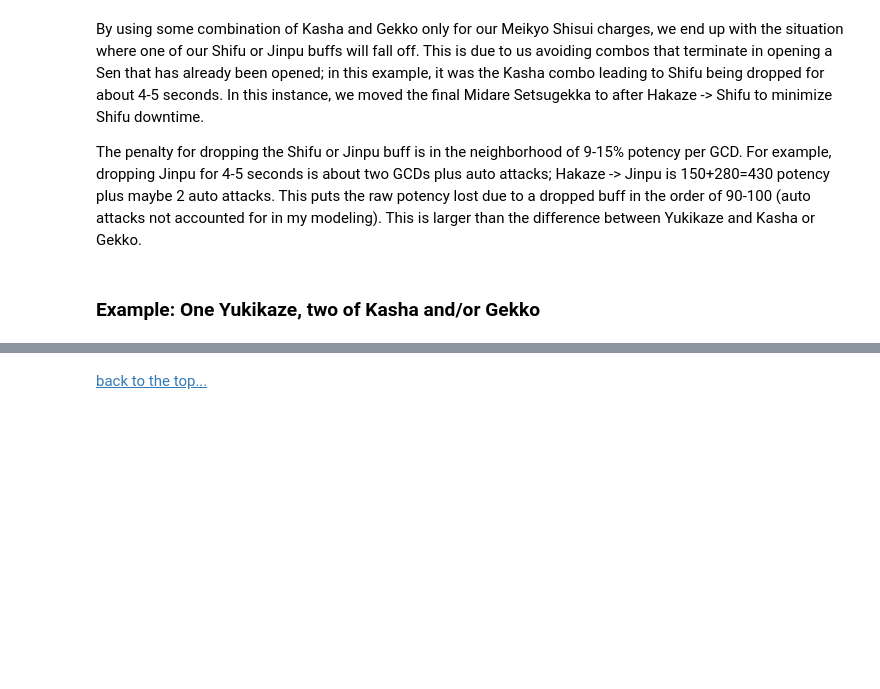
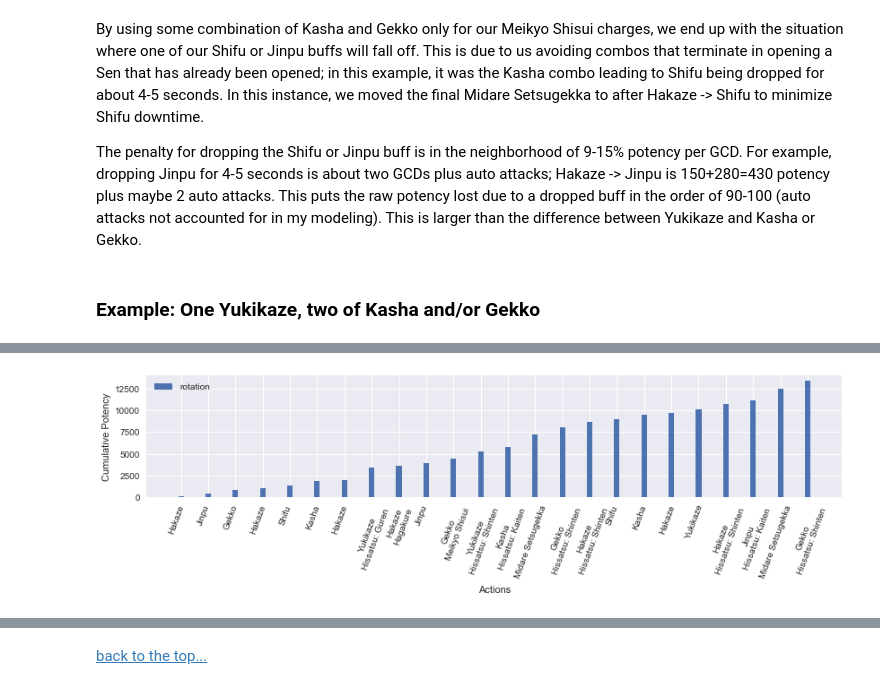
Before and after one commit to rconcep/ffxiv, a Jupyter notebook: sam-by-the-numbers-part-5.ipynb, the cells around one changed output, grey strips where cells are left out. Cells and saved outputs as stored; diff of their text form; code cells hidden in the pictures; blank space fills up the shorter version.

```diff
--- a/sam-by-the-numbers-part-5.ipynb
+++ b/sam-by-the-numbers-part-5.ipynb
@@ -317,3 +329,21 @@ By using some combination of Kasha and Gekko only for our Meikyo Shisui charges,
 The penalty for dropping the Shifu or Jinpu buff is in the neighborhood of 9-15% potency per GCD. For example, dropping Jinpu for 4-5 seconds is about two GCDs plus auto attacks; Hakaze -> Jinpu is 150+280=430 potency plus maybe 2 auto attacks. This puts the raw potency lost due to a dropped buff in the order of 90-100 (auto attacks not accounted for in my modeling). This is larger than the difference between Yukikaze and Kasha or Gekko.
 # %% [markdown]
 ### Example: One Yukikaze, two of Kasha and/or Gekko
+# %%
+sam = Samurai(kenki_mastery=True)
+
+actions = [('Hakaze'), ('Jinpu'), ('Gekko'),
+           ('Hakaze'), ('Shifu'), ('Kasha'),
+           ('Hakaze'), ('Yukikaze', 'Hissatsu: Guren'),
+           ('Hakaze', 'Hagakure'), ('Jinpu'), ('Gekko', 'Meikyo Shisui'),
+           ('Yukikaze', 'Hissatsu: Shinten'), ('Kasha', 'Hissatsu: Kaiten'),
+           ('Midare Setsugekka'),
+           ('Gekko', 'Hissatsu: Shinten'),
+           ('Hakaze', 'Hissatsu: Shinten'), ('Shifu'), ('Kasha'),
+           ('Hakaze'), ('Yukikaze'),
+           ('Hakaze', 'Hissatsu: Shinten'), ('Jinpu', 'Hissatsu: Kaiten'),
+           ('Midare Setsugekka'),
+           ('Gekko', 'Hissatsu: Shinten')]
+
+df_ms2, average_potency, pps = sam.parse_rotation(actions)
+display(df_ms2)
@@ -319,0 +370,4 @@ The penalty for dropping the Shifu or Jinpu buff is in the neighborhood of 9-15%
+# %%
+plot_potency(df_ms2)
+# %% [output]
+[figure, added]
```
Also changed, not shown: parts of 20 cells of this notebook, 7 other files.
